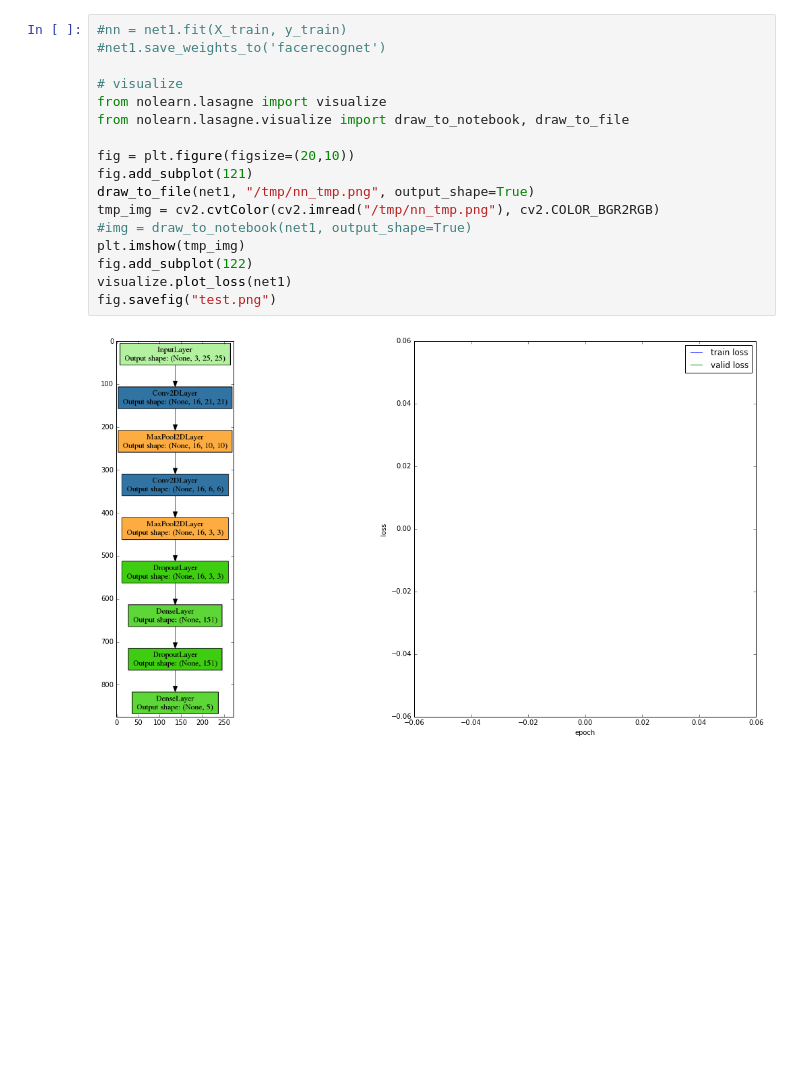
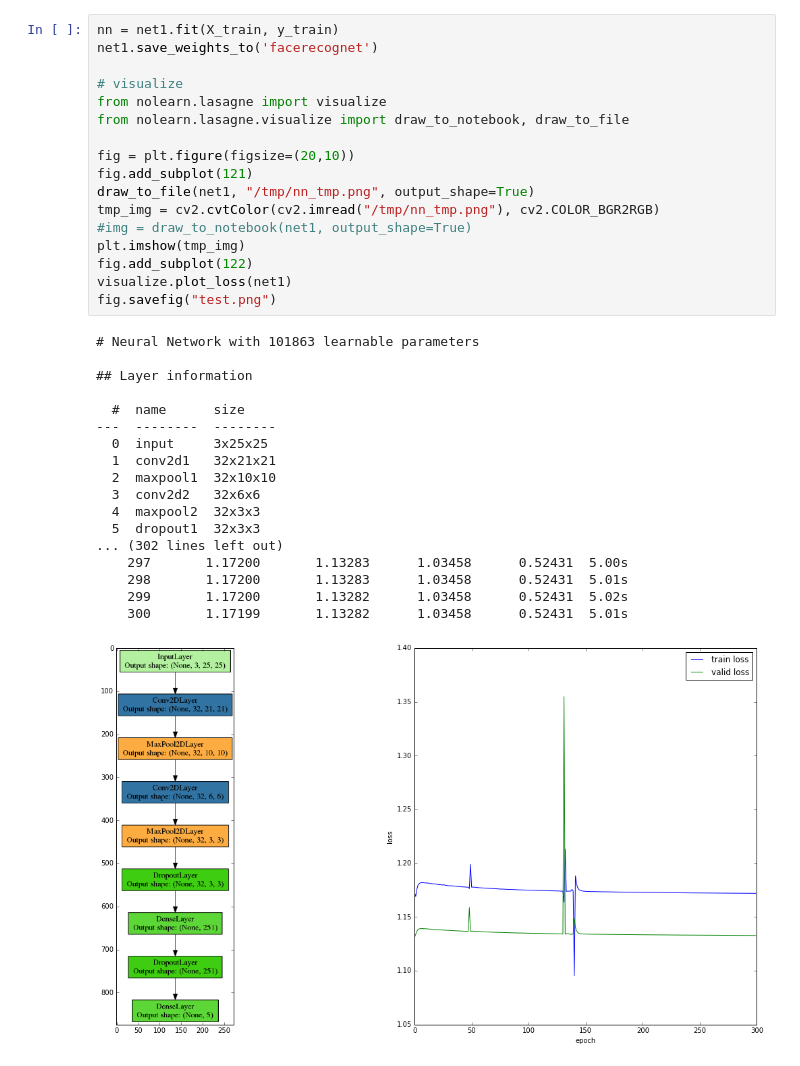
Before and after one commit to TobiasWeis/neuralnet_facerecog, a Jupyter notebook: NN_Tobi_Mariam_Mirror.ipynb, the cells around one changed output. Drawn from its saved outputs; the diff is of its cells as text; blank space fills up the shorter version.

```diff
--- a/NN_Tobi_Mariam_Mirror.ipynb
+++ b/NN_Tobi_Mariam_Mirror.ipynb
@@ -58,23 +57,40 @@ Loaded parameters to layer 'output' (shape 151x5).
 Loaded parameters to layer 'output' (shape 5).
 # %%
-#nn = net1.fit(X_train, y_train)
-#net1.save_weights_to('facerecognet')
+nn = net1.fit(X_train, y_train)
+net1.save_weights_to('facerecognet')
 
 # visualize
 from nolearn.lasagne import visualize
 from nolearn.lasagne.visualize import draw_to_notebook, draw_to_file
 
 fig = plt.figure(figsize=(20,10))
 fig.add_subplot(121)
 draw_to_file(net1, "/tmp/nn_tmp.png", output_shape=True)
 tmp_img = cv2.cvtColor(cv2.imread("/tmp/nn_tmp.png"), cv2.COLOR_BGR2RGB)
 #img = draw_to_notebook(net1, output_shape=True)
 plt.imshow(tmp_img)
 fig.add_subplot(122)
 visualize.plot_loss(net1)
 fig.savefig("test.png")
 # %% [output]
+# Neural Network with 101863 learnable parameters
+
+## Layer information
+
+  #  name      size
+---  --------  --------
+  0  input     3x25x25
+  1  conv2d1   32x21x21
+  2  maxpool1  32x10x10
+  3  conv2d2   32x6x6
+  4  maxpool2  32x3x3
+  5  dropout1  32x3x3
+... (302 lines left out)
+    297       1.17200       1.13283      1.03458      0.52431  5.00s
+    298       1.17200       1.13283      1.03458      0.52431  5.01s
+    299       1.17200       1.13282      1.03458      0.52431  5.02s
+    300       1.17199       1.13282      1.03458      0.52431  5.01s
-[figure, old version]
+[figure, new version]
 # %%
 preds = net1.predict(X_test)
 
```
Also changed, not shown: parts of 10 cells of this notebook, 2 other files.
